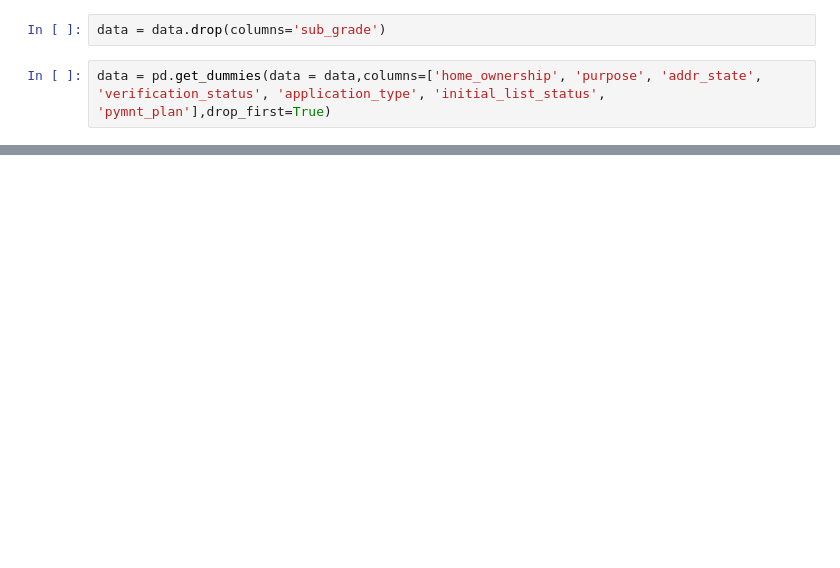
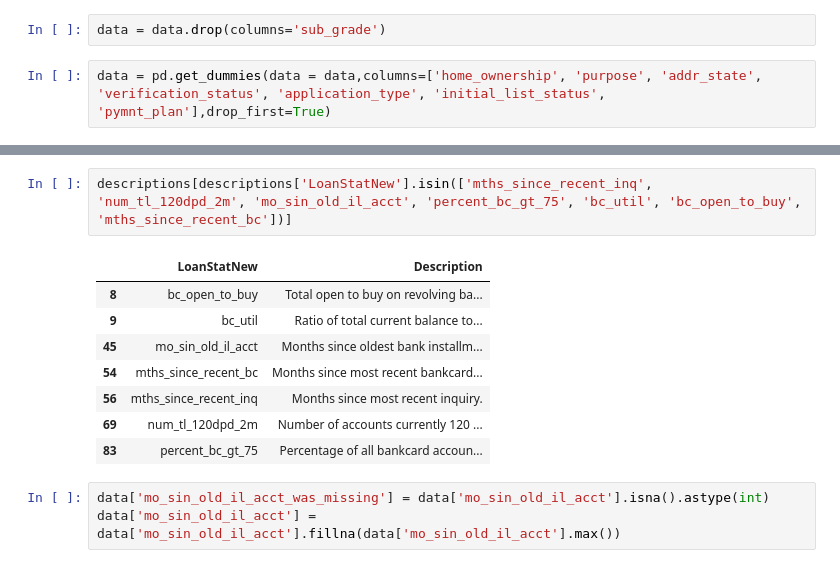
Before and after one commit to YAbukhovich/credit-risk-scoring-model, a Jupyter notebook: notebooks/01_eda.ipynb, the cells around one changed output, grey strips where cells are left out. Cells and saved outputs as stored; diff of their text form; blank space fills up the shorter version.

Commit message:
Handle missing values: median/max/zero imputation with missing flags

```diff
--- a/notebooks/01_eda.ipynb
+++ b/notebooks/01_eda.ipynb
@@ -322,0 +310,14 @@ dtype: int64
+# %%
+descriptions[descriptions['LoanStatNew'].isin(['mths_since_recent_inq', 'num_tl_120dpd_2m', 'mo_sin_old_il_acct', 'percent_bc_gt_75', 'bc_util', 'bc_open_to_buy', 'mths_since_recent_bc'])]
+# %% [output]
+|  | LoanStatNew | Description |
+| 8 | bc_open_to_buy | Total open to buy on revolving ba... |
+| 9 | bc_util | Ratio of total current balance to... |
+| 45 | mo_sin_old_il_acct | Months since oldest bank installm... |
+| 54 | mths_since_recent_bc | Months since most recent bankcard... |
+| 56 | mths_since_recent_inq | Months since most recent inquiry. |
+| 69 | num_tl_120dpd_2m | Number of accounts currently 120 ... |
+| 83 | percent_bc_gt_75 | Percentage of all bankcard accoun... |
+# %%
+data['mo_sin_old_il_acct_was_missing'] = data['mo_sin_old_il_acct'].isna().astype(int)
+data['mo_sin_old_il_acct'] = data['mo_sin_old_il_acct'].fillna(data['mo_sin_old_il_acct'].max())
```
Also changed, not shown: parts of 18 cells of this notebook.
